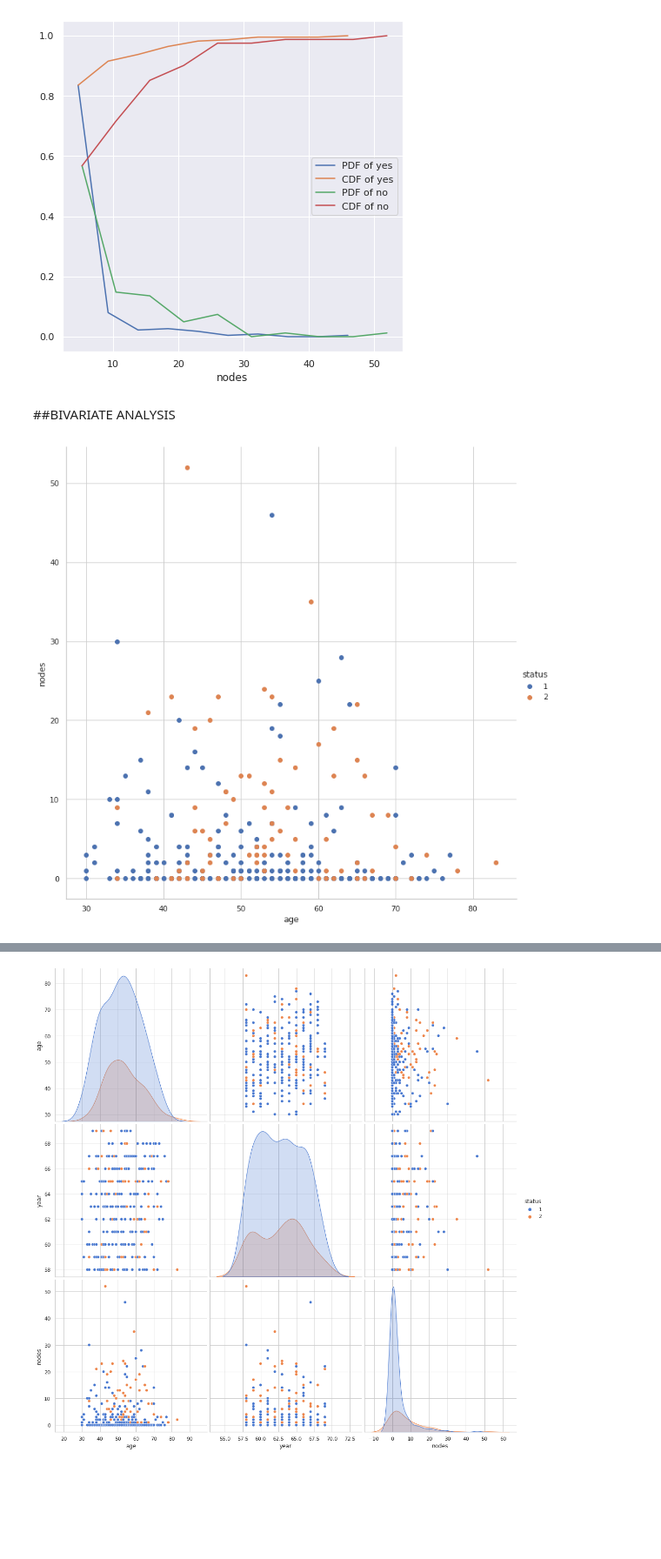
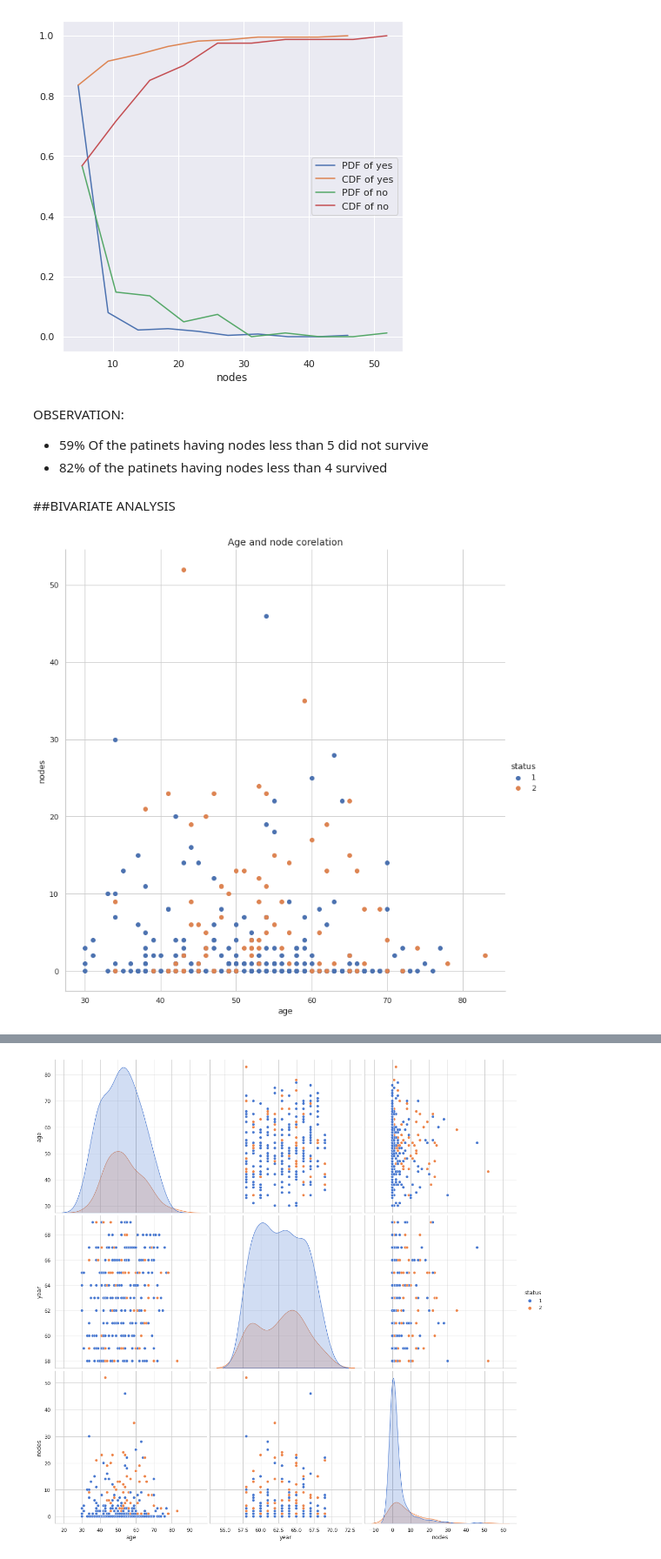
Before and after one commit to Mohinee29/Haberman-cancer-survival, a Jupyter notebook: Pandas_Cancer_Survival.ipynb, the cells around one changed output, grey strips where cells are left out. Shown at 87% size. Saved outputs shown, nothing was run; the diff lists cells and outputs as text; code cells hidden in the pictures; blank space fills up the shorter version.

```diff
--- a/Pandas_Cancer_Survival.ipynb
+++ b/Pandas_Cancer_Survival.ipynb
@@ -356,13 +391,19 @@ plt.show();
  0.01234568 0.         0.         0.01234568]
 [ 0.   5.2 10.4 15.6 20.8 26.  31.2 36.4 41.6 46.8 52. ]
 [figure]
+# %% [markdown]
+OBSERVATION:
+
+- 59% Of the patinets having nodes less than 5 did not survive
+- 82% of the patinets having nodes less than 4 survived
 # %% [markdown]
 ##BIVARIATE ANALYSIS
 # %%
 sns.set_style("whitegrid");
 sns.FacetGrid(df, hue="status", size=10) \
    .map(plt.scatter, "age", "nodes") \
    .add_legend();
+plt.title("Age and node corelation",size = 14)
 plt.show();
 # %% [output]
-[figure, old version]
+[figure, new version]
```
Also changed, not shown: parts of 25 cells of this notebook.
